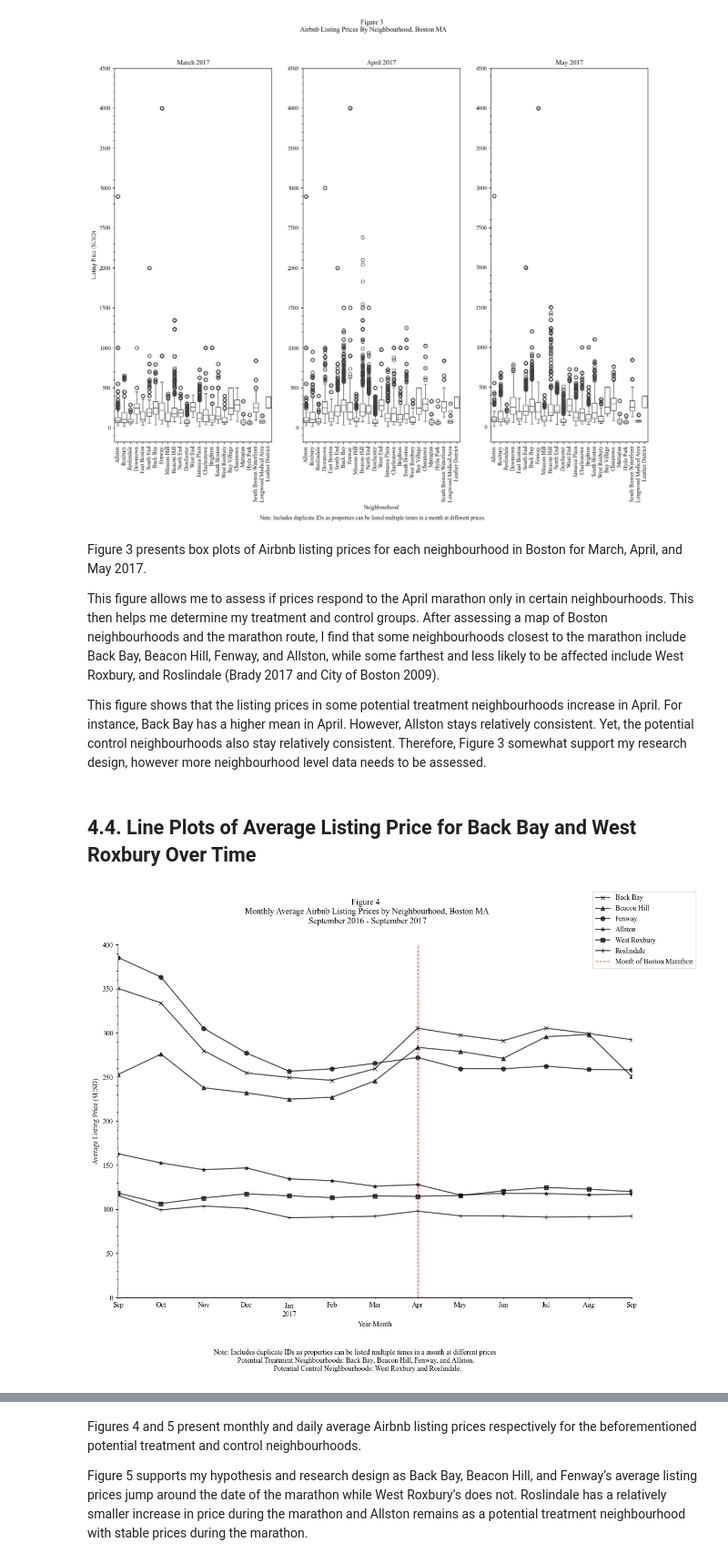
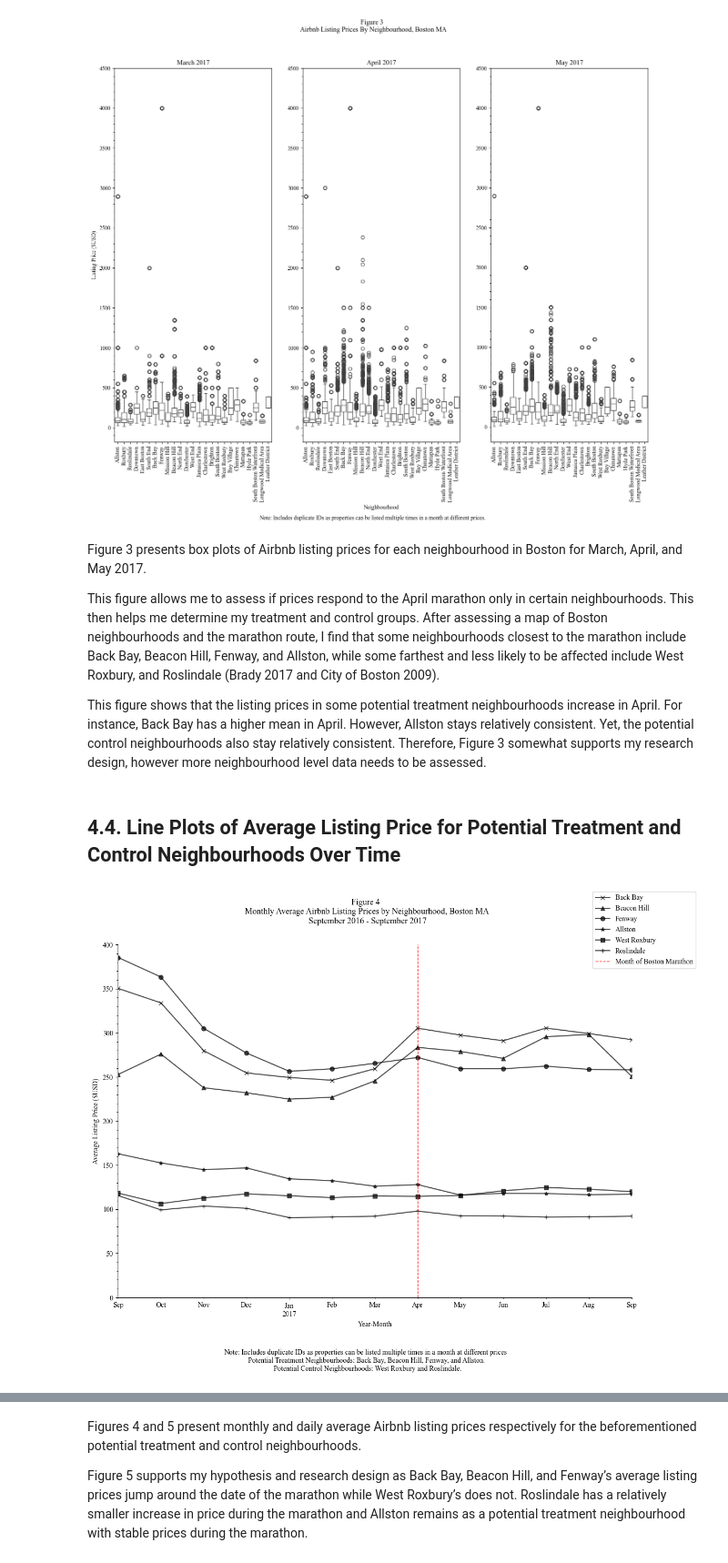
Before and after one commit to ECO225-W2025/eco225-project-code-easteli, a Jupyter notebook: Project1EliEaston.ipynb, the cells around one changed output, grey strips where cells are left out. Shown at 91% size. Saved outputs shown, nothing was run; the diff lists cells and outputs as text; code cells hidden in the pictures.

```diff
--- a/Project1EliEaston.ipynb
+++ b/Project1EliEaston.ipynb
@@ -505,52 +656,77 @@ Figure 3 presents box plots of Airbnb listing prices for each neighbourhood in B
 
 This figure allows me to assess if prices respond to the April marathon only in certain neighbourhoods. This then helps me determine my treatment and control groups. After assessing a map of Boston neighbourhoods and the marathon route, I find that some neighbourhoods closest to the marathon include Back Bay, Beacon Hill, Fenway, and Allston, while some farthest and less likely to be affected include West Roxbury, and Roslindale (Brady 2017 and City of Boston 2009).
 
-This figure shows that the listing prices in some potential treatment neighbourhoods increase in April. For instance, Back Bay has a higher mean in April. However, Allston stays relatively consistent. Yet, the potential control neighbourhoods also stay relatively consistent. Therefore, Figure 3 somewhat support my research design, however more neighbourhood level data needs to be assessed.
+This figure shows that the listing prices in some potential treatment neighbourhoods increase in April. For instance, Back Bay has a higher mean in April. However, Allston stays relatively consistent. Yet, the potential control neighbourhoods also stay relatively consistent. Therefore, Figure 3 somewhat supports my research design, however more neighbourhood level data needs to be assessed.
 # %% [markdown]
-## 4.4. Line Plots of Average Listing Price for Back Bay and West Roxbury Over Time
+## 4.4. Line Plots of Average Listing Price for Potential Treatment and Control Neighbourhoods Over Time
 # %%
-nei_price1 = CalLisCrime.groupby(["neighbourhood_cleansed", "year_month"])["price"].mean().reset_index()
+#Group CalLisCrime by "neighbourhood_cleansed" and "year_month" and calculate
+#average price
+nei_price1 = CalLisCrime.groupby(["neighbourhood_cleansed",
+                                  "year_month"])["price"] \
+                        .mean().reset_index()
 
-pivot_table1 = nei_price1.pivot(index="year_month", columns="neighbourhood_cleansed",
-                                  values="price")
+#Create table of average price by neighbourhood for each month
+nei_price1_pivot = nei_price1.pivot(index="year_month",
+                                    columns="neighbourhood_cleansed",
+                                    values="price")
 
-#Create Plot
+#Configure figure and axes
 fig, ax = plt.subplots(figsize=(13, 9))
 
-pivot_table1["Back Bay"].plot(ax=ax, alpha=0.7, legend=False, marker="x", color="black")
+#Create lines for average price by selected neighbourhood per month
+nei_price1_pivot["Back Bay"].plot(ax=ax, alpha=0.7, legend=False,
+                                   marker="x", color="black")
 
-pivot_table1["Beacon Hill"].plot(ax=ax, alpha=0.7, legend=False, marker="^", color="black")
+nei_price1_pivot["Beacon Hill"].plot(ax=ax, alpha=0.7, legend=False,
+                                      marker="^", color="black")
 
-pivot_table1["Fenway"].plot(ax=ax, alpha=0.7, legend=False, marker="o", color="black")
+nei_price1_pivot["Fenway"].plot(ax=ax, alpha=0.7, legend=False,
+                                 marker="o", color="black")
 
-pivot_table1["Allston"].plot(ax=ax, alpha=0.7, legend=False, marker="*", color="black")
+nei_price1_pivot["Allston"].plot(ax=ax, alpha=0.7, legend=False,
+                                  marker="*", color="black")
 
-pivot_table1["West Roxbury"].plot(ax=ax, alpha=0.7, legend=False, marker="s", color="black")
+nei_price1_pivot["West Roxbury"].plot(ax=ax, alpha=0.7, legend=False,
+                                       marker="s", color="black")
 
-pivot_table1["Roslindale"].plot(ax=ax, alpha=0.7, legend=False, marker="+", color="black")
+nei_price1_pivot["Roslindale"].plot(ax=ax, alpha=0.7, legend=False,
+                                     marker="+", color="black")
 
-#Boston Marathon Line
-ax.axvline(x="2017-04", color="red", linestyle="--", linewidth=1, label="Month of Boston Marathon")
+#Create vertical line indicating the month of the Boston Marathon
+ax.axvline(x="2017-04", color="red", linestyle="--", linewidth=1,
+           label="Month of Boston Marathon")
 
 #Cleaning
+#Remove right and top spines
 ax.spines["right"].set_visible(False)
 ax.spines["top"].set_visible(False)
 
+#Create y label
 ax.set_ylabel("Average Listing Price ($USD)")
+
+#Create x label
 ax.set_xlabel("Year-Month")
-fig.suptitle("Figure 4 \n Monthly Average Airbnb Listing Prices by Neighbourhood, Boston MA \n September 2016 - September 2017")
 
+#Create title
+fig.suptitle("Figure 4 \n Monthly Average Airbnb Listing Prices by \
+Neighbourhood, Boston MA \n September 2016 - September 2017")
+
+#Set y ticks
 ax.set_yticks(np.arange(0, 401, 50))
 ax.yaxis.set_minor_locator(mtick.MultipleLocator(10))
 
+#Place legend in upper right corner
 fig.legend(loc="upper right")
 
-plt.figtext(0.5, -0.05, "Note: Includes duplicate IDs as properties can be listed multiple times in a month at different prices \
-            \n Potential Treatment Neighbourhoods: Back Bay, Beacon Hill, Fenway, and Allston. \
-            \n Potential Control Neighbourhoods: West Roxbury and Roslindale.",
-            ha="center", fontsize=10)
+#Create note
+plt.figtext(0.5, -0.05, "Note: Includes duplicate IDs as properties can be \
+listed multiple times in a month at different prices \n Potential Treatment \
+Neighbourhoods: Back Bay, Beacon Hill, Fenway, and Allston. \n Potential \
+Control Neighbourhoods: West Roxbury and Roslindale.",
+ha="center", fontsize=10)
 
 plt.show()
 # %% [output]
-[figure, old version]
+[figure, new version]
 # %%
```
Also changed, not shown: parts of 20 cells of this notebook.
